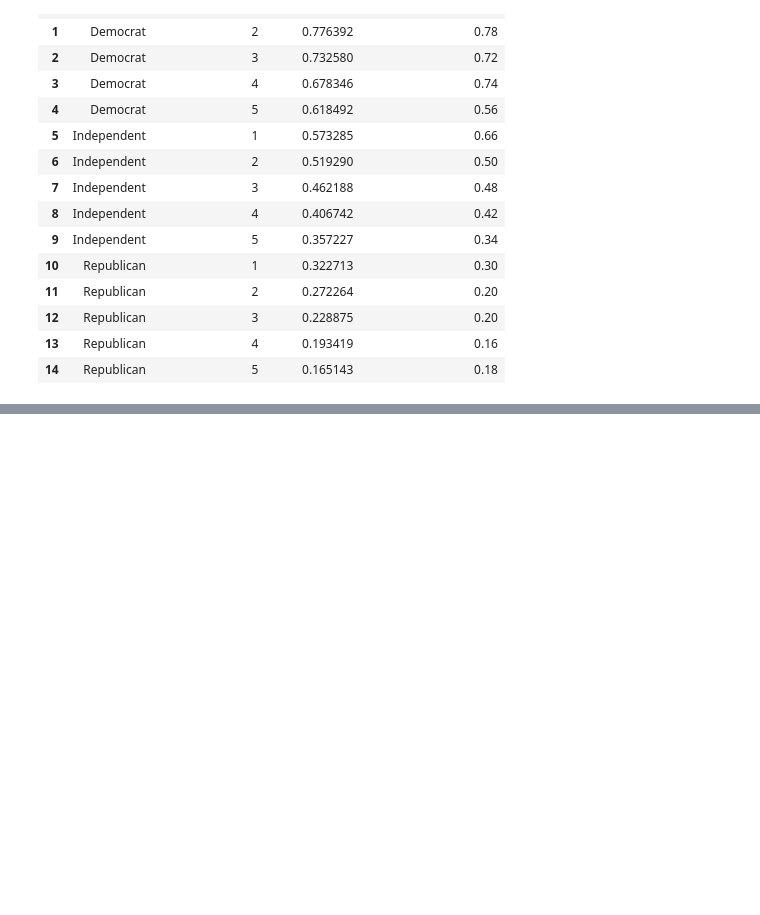
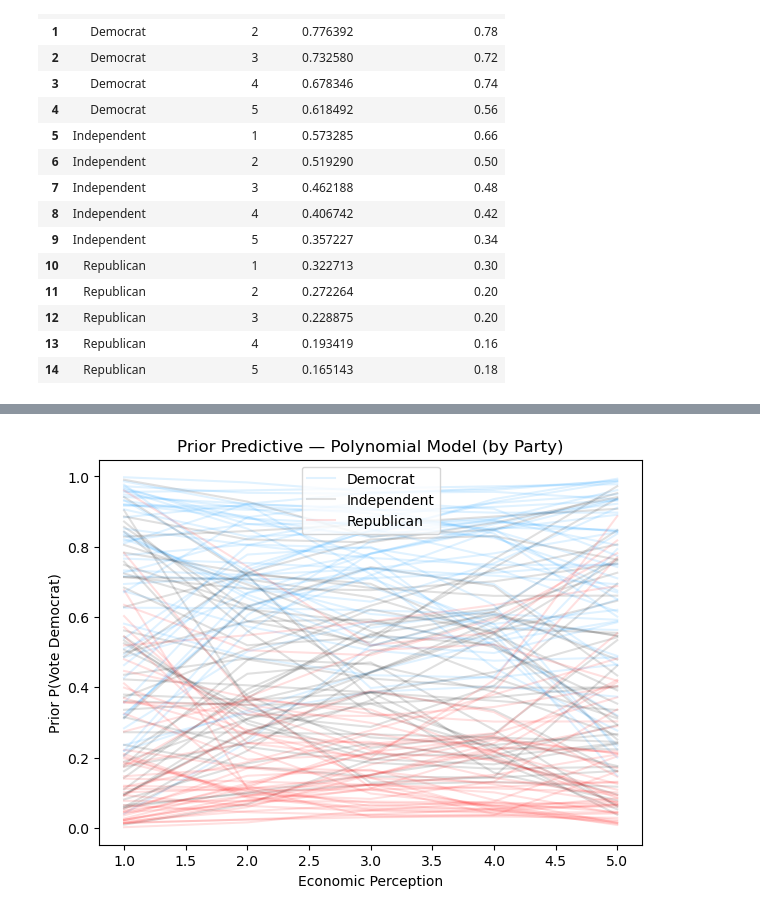
Before and after one commit to ShyamakD/fds-project, a Jupyter notebook: notebooks/dry_run.ipynb, the cells around one changed output, grey strips where cells are left out. Saved outputs shown, nothing was run; the diff lists cells and outputs as text; code cells hidden in the pictures; blank space fills up the shorter version.

Commit message:
Updated with final model

```diff
--- a/notebooks/dry_run.ipynb
+++ b/notebooks/dry_run.ipynb
@@ -196,0 +234,64 @@ Sampling 4 chains for 1_000 tune and 1_000 draw iterations (4_000 + 4_000 draws
+# %%
+from scipy.special import expit
+import numpy as np
+import matplotlib.pyplot as plt
+
+np.random.seed(42)
+
+n_samples = 50
+
+econ = np.arange(1, 6)
+econ_centered = econ - 3
+
+party_labels = ["Democrat", "Independent", "Republican"]
+party_offsets = {
+    "Democrat": 1.5,
+    "Independent": 0.0,
+    "Republican": -1.5
+}
+
+# Colors for each party
+party_colors = {
+    "Democrat": "#0095ff",     # blue
+    "Independent": "#000000",  # gray
+    "Republican": "#ff0000"    # red
+}
+
+# Priors
+alpha_samples = np.random.normal(loc=0, scale=1, size=n_samples)
+beta1_samples = np.random.normal(loc=0, scale=0.5, size=n_samples)
+beta2_samples = np.random.normal(loc=0, scale=0.3, size=n_samples)
+
+fig, ax = plt.subplots(figsize=(7, 5))
+
+for party in party_labels:
+    for i in range(n_samples):
+        logit_p = (
+            alpha_samples[i]
+            + beta1_samples[i] * econ_centered
+            + beta2_samples[i] * (econ_centered ** 2)
+            + party_offsets[party]
+        )
+        p = expit(logit_p)
+
+        ax.plot(
+            econ,
+            p,
+            color=party_colors[party],
+            alpha=0.12,
+            label=party if i == 0 else None
+        )
+
+# Clean legend
+handles, labels = ax.get_legend_handles_labels()
+by_label = dict(zip(labels, handles))
+ax.legend(by_label.values(), by_label.keys())
+
+ax.set_xlabel("Economic Perception")
+ax.set_ylabel("Prior P(Vote Democrat)")
+ax.set_title("Prior Predictive — Polynomial Model (by Party)")
+
+prior_poly_plot = ax
+plt.show()
+# %% [output]
+[figure, added]
```
Also changed, not shown: parts of 8 cells of this notebook, 2 other files.
